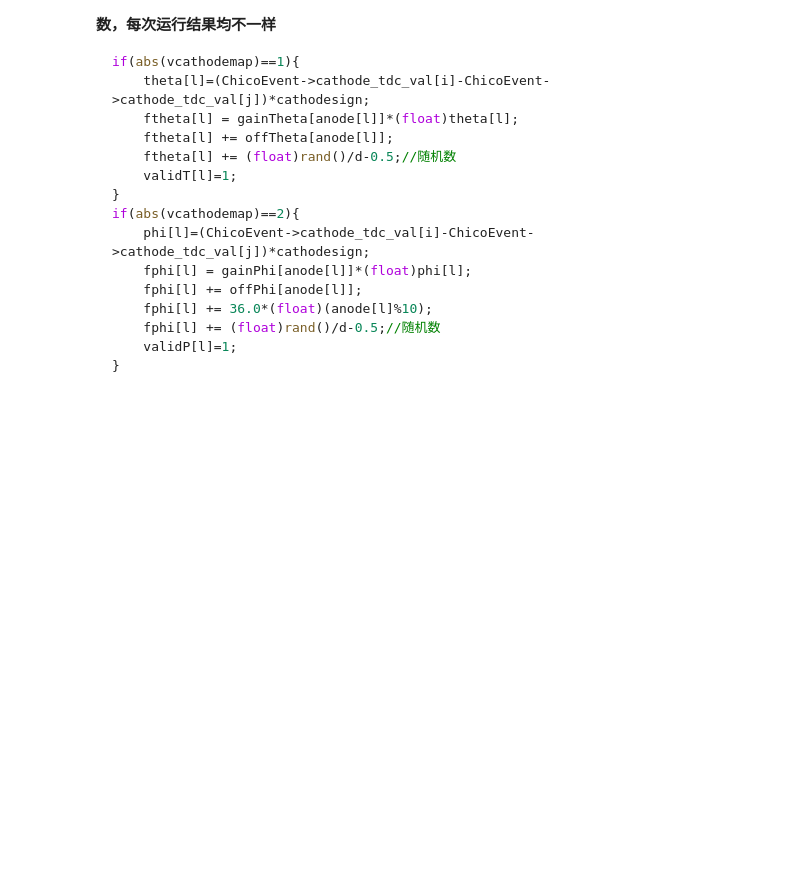
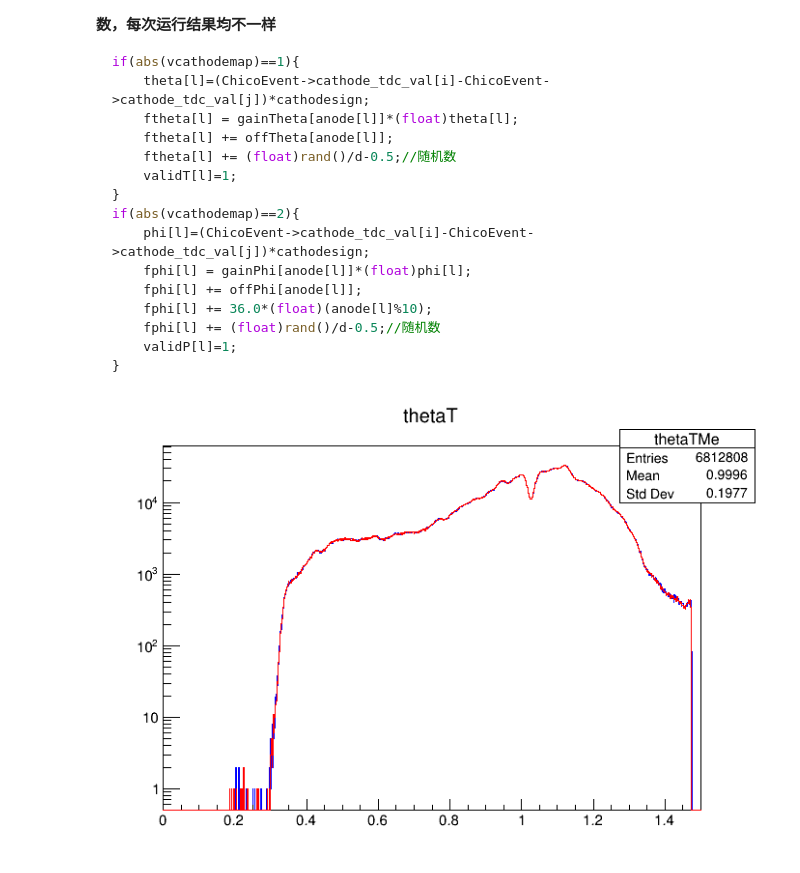
Before and after one commit to zhangjizhi66/MNT, a Jupyter notebook: MakeCoin/ana.ipynb, the cells around one changed output. Cells and saved outputs as stored; diff of their text form; code cells hidden in the pictures; blank space fills up the shorter version.

```diff
--- a/MakeCoin/ana.ipynb
+++ b/MakeCoin/ana.ipynb
@@ -59,0 +99,14 @@ TH1D *Me,*Li;
+# %%
+treeMe->Draw("thetaT>>thetaTMe(1000,0,1.5)");
+Me = (TH1D*)gROOT->FindObject("thetaTMe");
+Me->SetLineColor(kBlue);
+
+treeLi->Draw("thetaT>>thetaTLi(1000,0,1.5)");
+Li = (TH1D*)gROOT->FindObject("thetaTLi");
+Li->SetLineColor(kRed);
+
+Me->Draw();
+Li->Draw("same");
+c1->Draw();
+# %% [output]
+[figure, added]
```
Also changed, not shown: parts of 12 cells of this notebook, 39 other files.
